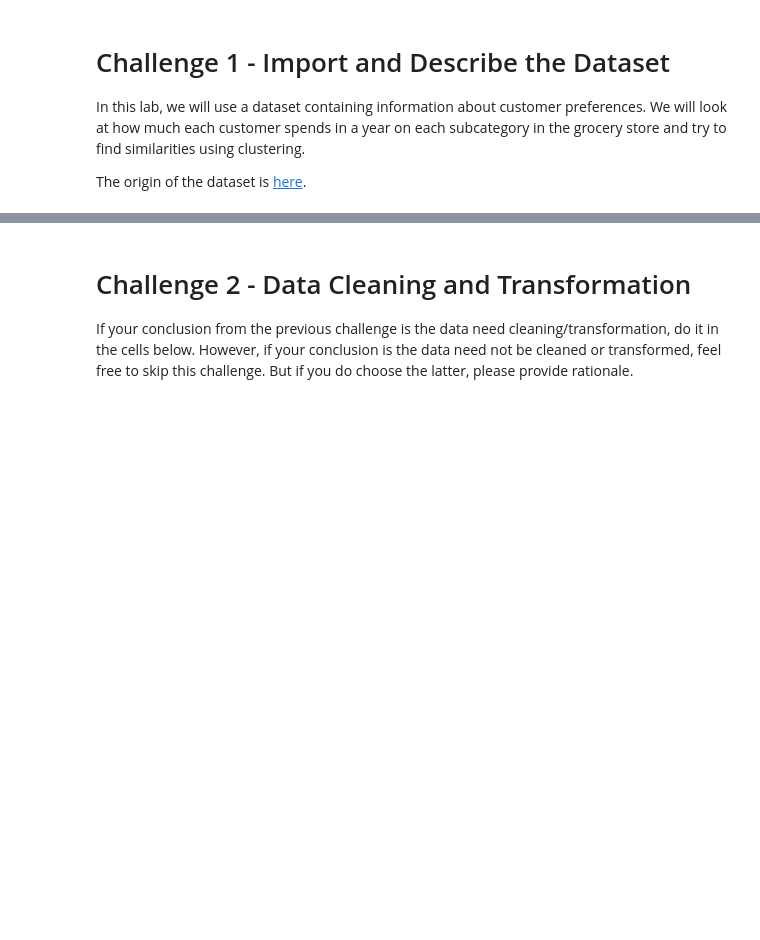
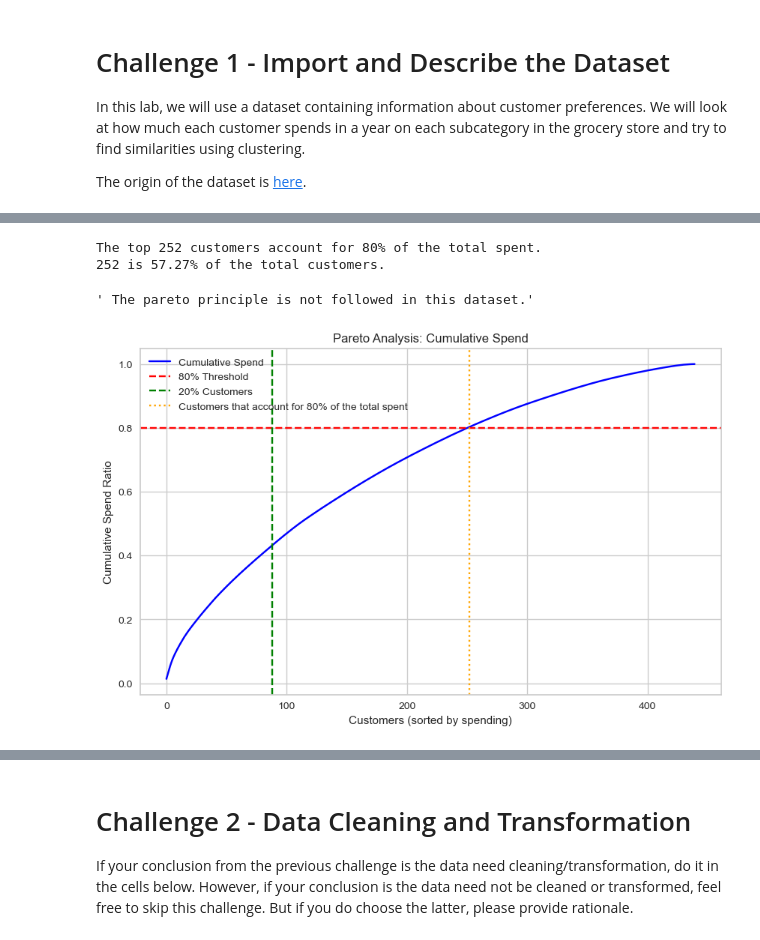
Before and after one commit to natanael-2012/lab-unsupervised-learning, a Jupyter notebook: your-code/main.ipynb, the cells around one changed output, grey strips where cells are left out. Cells and saved outputs as stored; diff of their text form; code cells hidden in the pictures; blank space fills up the shorter version.

```diff
--- a/your-code/main.ipynb
+++ b/your-code/main.ipynb
@@ -56,3 +138,49 @@ plt.show()
+# %%
+# check if data follows the pareto principle
+total_spent = data.drop(columns=['Channel', 'Region']).sum(axis=1)
+total_spent.sort_values(ascending=False, inplace=True)
+
+
+great_total = data.drop(columns=['Channel', 'Region']).sum().sum()
+
+cumulative = 0
+for i, value in enumerate(total_spent):
+    cumulative += value
+    if cumulative >= great_total * 0.8:
+        break
+
+print(f'The top {i+1} customers account for 80% of the total spent.')
+print(f'{i+1} is {((i+1)/len(data))*100:.2f}% of the total customers.')
+
+
+''' The pareto principle is not followed in this dataset.'''
+# %% [output]
+The top 252 customers account for 80% of the total spent.
+252 is 57.27% of the total customers.
+' The pareto principle is not followed in this dataset.'
+# %%
+cumulative_spend = total_spent.cumsum() / total_spent.sum()
+
+# Generates the pareto plot
+plt.figure(figsize=(10, 6))
+plt.plot(cumulative_spend.values, label="Cumulative Spend", color="blue")
+plt.axhline(y=0.8, color="red", linestyle="--", label="80% Threshold")
+# plot vertical line at 20% of customers
+plt.axvline(x=len(data)*0.2, color="green", linestyle="--", label="20% Customers")
+
+# plot i+i vertical line
+plt.axvline(x=i+1, color="orange", linestyle=":", label=f"Customers that account for 80% of the total spent")
+
+# show label also on tick i+1
+# plt.xticks(list(plt.xticks()[0]) + [i+1])
+
+plt.title("Pareto Analysis: Cumulative Spend")
+plt.xlabel("Customers (sorted by spending)")
+plt.ylabel("Cumulative Spend Ratio")
+plt.legend()
+plt.show()
+# %% [output]
+[figure, added]
 # %% [markdown]
 #### Explore the dataset with mathematical and visualization techniques. What do you find?
 
```
Also changed, not shown: parts of 32 cells of this notebook.
